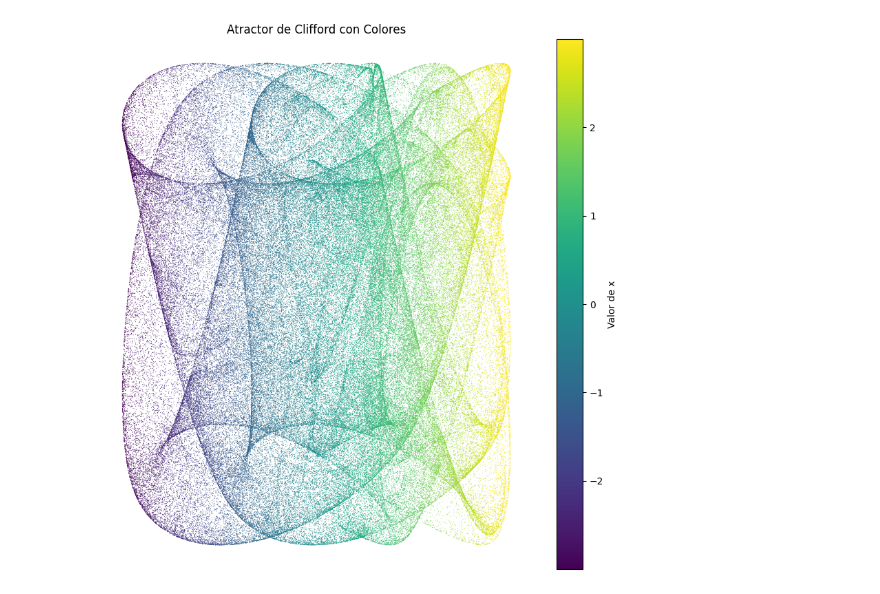
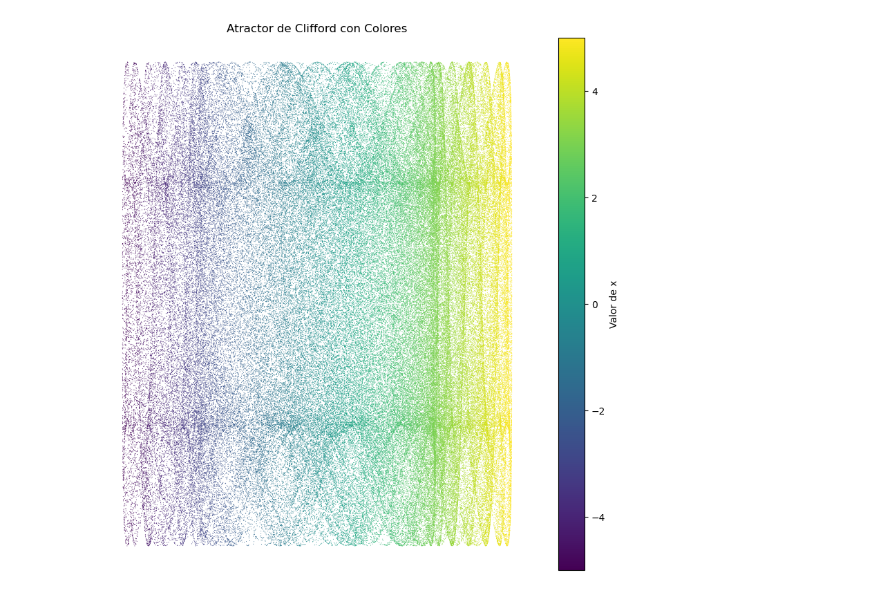
Before and after one commit to sochoav1/CliffordAttractor, a Jupyter notebook: CliffordAttractorBase.ipynb, the cells around one changed output. Saved outputs shown, nothing was run; the diff lists cells and outputs as text; code cells hidden in the pictures.

```diff
--- a/CliffordAttractorBase.ipynb
+++ b/CliffordAttractorBase.ipynb
@@ -3,33 +3,33 @@ import numpy as np
 import matplotlib.pyplot as plt
 
 # Parámetros para el atractor de Clifford
-a, b, c, d = -1.5, -2, -2, 3
+a, b, c, d = -1, 7, -4, -3
 
 # Número de puntos para el atractor
 N = 200000
 
 # Valores iniciales
 x, y = 0, 0
 
 # Listas para almacenar los puntos
 x_vals = [x]
 y_vals = [y]
 
 # Generar el atractor
 for i in range(N):
     x_next = np.sin(a * y) + c * np.cos(a * x)
     y_next = np.sin(b * x) + d * np.cos(b * y)
     x_vals.append(x_next)
     y_vals.append(y_next)
     x, y = x_next, y_next
 
 # Graficar el atractor
 
 plt.figure(figsize=(10, 10))
 plt.scatter(x_vals, y_vals, s=0.5, c=x_vals, cmap='viridis', edgecolors='none')
 plt.axis('off')
 plt.title('Atractor de Clifford con Colores')
 plt.colorbar(label='Valor de x')
 plt.show()
 # %% [output]
-[figure, old version]
+[figure, new version]
```
Also changed, not shown: 1 other file.
